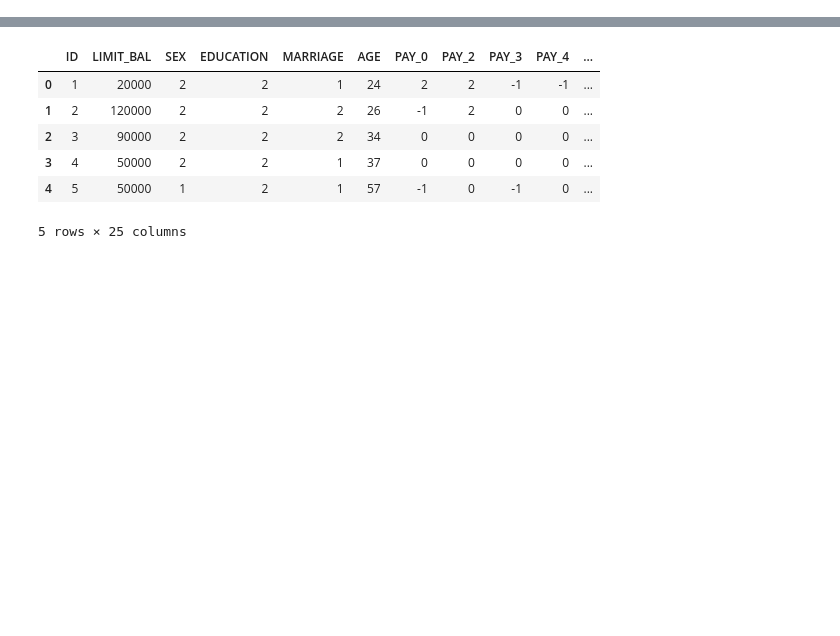
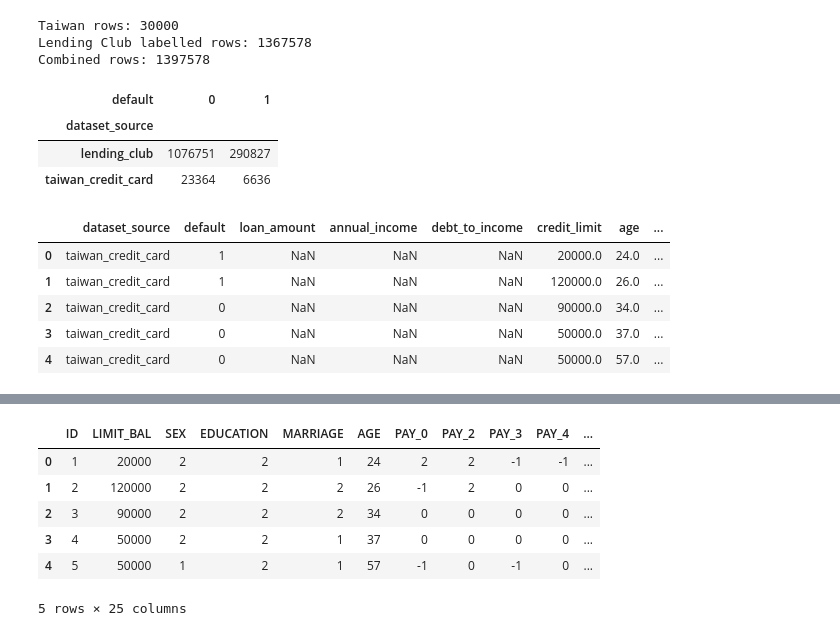
Before and after one commit to Abhishek4209/AI-Financial-Risk-Intelligence-Platform-using-Graph-RAG-Multi-Agent-LLM, a Jupyter notebook: notebooks/credit_default_model.ipynb, the cells around one changed output, grey strips where cells are left out. Saved outputs shown, nothing was run; the diff lists cells and outputs as text; code cells hidden in the pictures; blank space fills up the shorter version.

```diff
--- a/notebooks/credit_default_model.ipynb
+++ b/notebooks/credit_default_model.ipynb
@@ -39,0 +51,64 @@ df=pd.read_excel(r"C:\Users\USER\OneDrive\Desktop\AI-Financial-Risk-Intelligence
+# %%
+# Build a harmonized, labelled dataset without changing the existing Taiwan df pipeline.
+taiwan_common = pd.DataFrame({
+    "dataset_source": "taiwan_credit_card",
+    "default": pd.to_numeric(tai_df["default payment next month"], errors="coerce"),
+    "loan_amount": np.nan,
+    "annual_income": np.nan,
+    "debt_to_income": np.nan,
+    "credit_limit": pd.to_numeric(tai_df["LIMIT_BAL"], errors="coerce"),
+    "age": pd.to_numeric(tai_df["AGE"], errors="coerce"),
+    "credit_score": np.nan,
+    "delinquencies": pd.to_numeric(tai_df["PAY_0"], errors="coerce").clip(lower=0),
+    "revolving_balance": pd.to_numeric(tai_df["BILL_AMT1"], errors="coerce"),
+    "utilization": np.where(
+        pd.to_numeric(tai_df["LIMIT_BAL"], errors="coerce") > 0,
+        pd.to_numeric(tai_df["BILL_AMT1"], errors="coerce") / pd.to_numeric(tai_df["LIMIT_BAL"], errors="coerce"),
+        np.nan,
+    ),
+    "monthly_payment": pd.to_numeric(tai_df["PAY_AMT1"], errors="coerce"),
+})
+
+lending_status = len_df_ac["loan_status"].astype(str).str.strip()
+default_statuses = {"Charged Off", "Default", "Late (31-120 days)", "Does not meet the credit policy. Status:Charged Off"}
+non_default_statuses = {"Fully Paid"}
+labelled_status = lending_status.isin(default_statuses | non_default_statuses)
+lending = len_df_ac.loc[labelled_status].copy()
+lending_status = lending["loan_status"].astype(str).str.strip()
+
+lending_common = pd.DataFrame({
+    "dataset_source": "lending_club",
+    "default": lending_status.isin(default_statuses).astype(int),
+    "loan_amount": pd.to_numeric(lending.get("loan_amnt"), errors="coerce"),
+    "annual_income": pd.to_numeric(lending.get("annual_inc"), errors="coerce"),
+    "debt_to_income": pd.to_numeric(lending.get("dti"), errors="coerce"),
+    "credit_limit": pd.to_numeric(lending.get("total_rev_hi_lim"), errors="coerce"),
+    "age": np.nan,
+    "credit_score": pd.to_numeric(lending.get("fico_range_low"), errors="coerce"),
+    "delinquencies": pd.to_numeric(lending.get("delinq_2yrs"), errors="coerce"),
+    "revolving_balance": pd.to_numeric(lending.get("revol_bal"), errors="coerce"),
+    "utilization": pd.to_numeric(lending.get("revol_util"), errors="coerce") / 100,
+    "monthly_payment": pd.to_numeric(lending.get("installment"), errors="coerce"),
+})
+
+common_columns = list(taiwan_common.columns)
+combined_model_df = pd.concat([taiwan_common, lending_common], ignore_index=True)
+print("Taiwan rows:", len(taiwan_common))
+print("Lending Club labelled rows:", len(lending_common))
+print("Combined rows:", len(combined_model_df))
+display(combined_model_df.groupby(["dataset_source", "default"]).size().unstack(fill_value=0))
+display(combined_model_df.head())
+# %% [output]
+Taiwan rows: 30000
+Lending Club labelled rows: 1367578
+Combined rows: 1397578
+| default | 0 | 1 |
+| dataset_source |  |  |
+| lending_club | 1076751 | 290827 |
+| taiwan_credit_card | 23364 | 6636 |
+|  | dataset_source | default | loan_amount | annual_income | debt_to_income | credit_limit | age | ... |
+| 0 | taiwan_credit_card | 1 | NaN | NaN | NaN | 20000.0 | 24.0 | ... |
+| 1 | taiwan_credit_card | 1 | NaN | NaN | NaN | 120000.0 | 26.0 | ... |
+| 2 | taiwan_credit_card | 0 | NaN | NaN | NaN | 90000.0 | 34.0 | ... |
+| 3 | taiwan_credit_card | 0 | NaN | NaN | NaN | 50000.0 | 37.0 | ... |
+| 4 | taiwan_credit_card | 0 | NaN | NaN | NaN | 50000.0 | 57.0 | ... |
```
Also changed, not shown: parts of 16 cells of this notebook, 7 other files.
